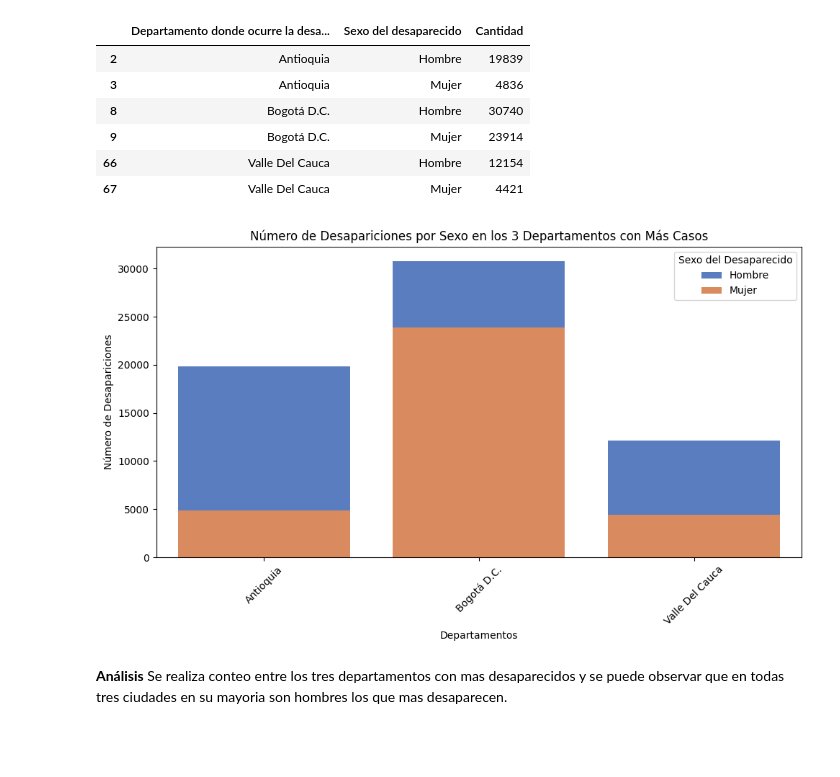
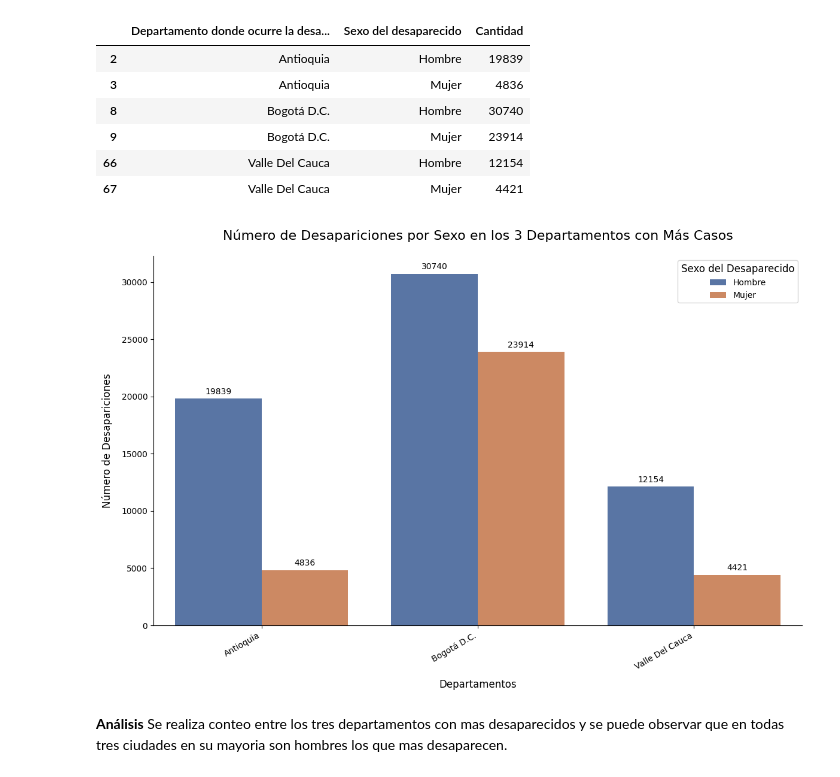
Before and after one commit to amatista696/BITrepository, a Jupyter notebook: Actividad2.ipynb, the cells around one changed output. Saved outputs shown, nothing was run; the diff lists cells and outputs as text; code cells hidden in the pictures; blank space fills up the shorter version.

```diff
--- a/Actividad2.ipynb
+++ b/Actividad2.ipynb
@@ -21,0 +3,13 @@ tabla
+# %%
+import pandas as pd
+import os
+import matplotlib.pyplot as plt
+import seaborn as sns
+import numpy as np
+path=os.getcwd()
+print(path)
+file="Desaparecidos._Colombia__hist_rico__a_os_1930_a_marzo_de_2024_20240729.csv"
+full_path = os.path.join(path,'DATA', file)
+print(full_path)
+tabla=pd.read_csv(full_path,sep=',',encoding='utf-8')
+tabla.head()
@@ -91,19 +172,43 @@ datos_filtrados
 | 66 | Valle Del Cauca | Hombre | 12154 |
 | 67 | Valle Del Cauca | Mujer | 4421 |
 # %%
-import seaborn as sns
+# Figura
+fig, ax = plt.subplots(figsize=(12, 8))
 
-plt.figure(figsize=(10, 6))
-sns.barplot(data=datos_filtrados, x='Departamento donde ocurre la desaparición DANE', y='Cantidad', hue='Sexo del desaparecido', palette='muted', dodge=False)
-plt.title('Número de Desapariciones por Sexo en los 3 Departamentos con Más Casos')
-plt.xlabel('Departamentos')
-plt.ylabel('Número de Desapariciones')
-plt.xticks(rotation=45)
+# Barplot
+sns.barplot(
+    data=datos_filtrados,
+    x='Departamento donde ocurre la desaparición DANE',
+    y='Cantidad',
+    hue='Sexo del desaparecido',
+    palette='deep',
+    ax=ax
+)
+
+# Customizar apariencia
+ax.set_title('Número de Desapariciones por Sexo en los 3 Departamentos con Más Casos', fontsize=16, pad=20)
+ax.set_xlabel('Departamentos', fontsize=12, labelpad=10)
+ax.set_ylabel('Número de Desapariciones', fontsize=12, labelpad=10)
+
+# rotar eje x
+plt.xticks(rotation=30, ha='right')
+
+# Labels
+for container in ax.containers:
+    ax.bar_label(container, fmt='%d', fontsize=10, padding=3)
+
+# Leyenda
+ax.legend(title='Sexo del Desaparecido', title_fontsize='12', fontsize='10', loc='upper right')
+
+# Spines de la derecha quitarlos
+ax.spines['top'].set_visible(False)
+ax.spines['right'].set_visible(False)
+
+# Ajustar layout
 plt.tight_layout()
-plt.legend(title='Sexo del Desaparecido')
 plt.show()
 # %% [output]
-[figure, old version]
+[figure, new version]
 # %% [markdown]
 **Análisis**
 Se realiza conteo entre los tres departamentos con mas desaparecidos y se puede observar que en todas tres ciudades en su mayoria son hombres los que mas desaparecen.
```
Also changed, not shown: parts of 6 cells of this notebook.
